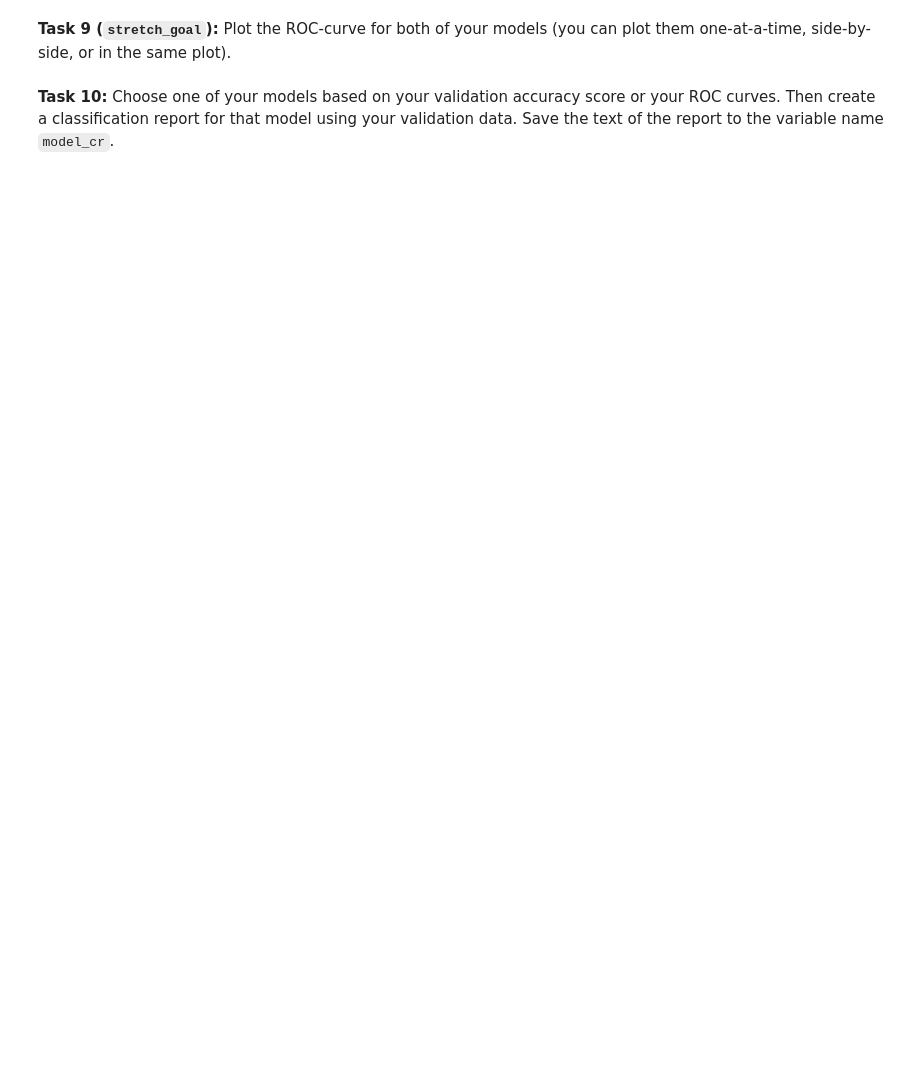
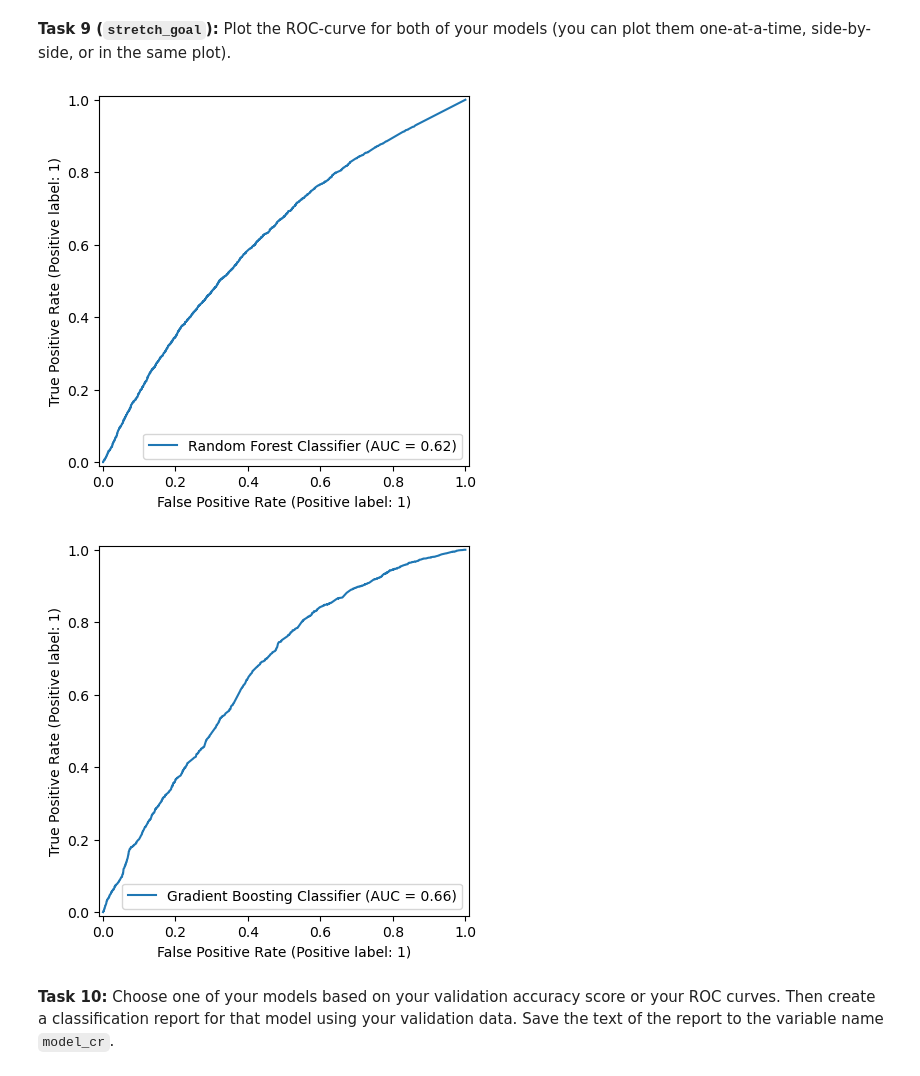
Before and after one commit to ayebaishmo/Predict-Chicago-Food-Inspections-, a Jupyter notebook: sprint_challenge/DS_Sprint_Challenge_23.ipynb, the cells around one changed output. Cells and saved outputs as stored; diff of their text form; code cells hidden in the pictures; blank space fills up the shorter version.

```diff
--- a/sprint_challenge/DS_Sprint_Challenge_23.ipynb
+++ b/sprint_challenge/DS_Sprint_Challenge_23.ipynb
@@ -128,5 +133,5 @@ def wrangle(filepath):
 # %%
-df = wrangle(url)
+df = wrangle(df)
 # %%
 df.head()
 # %% [output]
@@ -191,7 +208,17 @@ In this section, you want to answer the question: Which ensemble method performs
 # %%
 '''T7. Build model with bagging predictor.'''
 # YOUR CODE HERE
-raise NotImplementedError()
+from sklearn.ensemble import RandomForestClassifier
+from sklearn.pipeline import make_pipeline
+from category_encoders import OrdinalEncoder
+from sklearn.impute import SimpleImputer
+
+model_bag = make_pipeline(
+    OrdinalEncoder(),
+    SimpleImputer(strategy = 'median'),
+    RandomForestClassifier(random_state=42, n_jobs=-1)
+
+)
 model_bag.fit(X_train, y_train);
 # %% [markdown]
 **Tast 7 Testing**
@@ -207,7 +234,13 @@ assert hasattr(model_bag[-1], 'feature_importances_'), 'Have you trained your mo
 # %%
 '''T8. Build model with boosting predictor.'''
 # YOUR CODE HERE
-raise NotImplementedError()
+
+from sklearn.ensemble import GradientBoostingClassifier
+model_boost = make_pipeline(
+    OrdinalEncoder(),
+    SimpleImputer(strategy='mean'),
+    GradientBoostingClassifier(random_state=42, n_estimators=75)
+)
 model_boost.fit(X_train, y_train);
 # %% [markdown]
 **Task 8 Testing**
@@ -239,3 +276,25 @@ raise NotImplementedError()
+# %%
+'''T9. Plot ROC-curve.'''
+# YOUR CODE HERE
+from sklearn.metrics import RocCurveDisplay
+plot_roc_curve = RocCurveDisplay.from_estimator
+
+bag_roc = plot_roc_curve(
+    model_bag,
+    X_val,
+    y_val,
+    name = 'Random Forest Classifier'
+)
+
+boost_roc = plot_roc_curve(
+    model_boost,
+    X_val,
+    y_val,
+    name= 'Gradient Boosting Classifier'
+)
+# %% [output]
+[figure, added]
+[figure, added]
 # %% [markdown]
 **Task 10:** Choose one of your models based on your validation accuracy score or your ROC curves. Then create a classification report for that model using your validation data. Save the text of the report to the variable name `model_cr`.
 # %%
```
Also changed, not shown: parts of 14 cells of this notebook.
